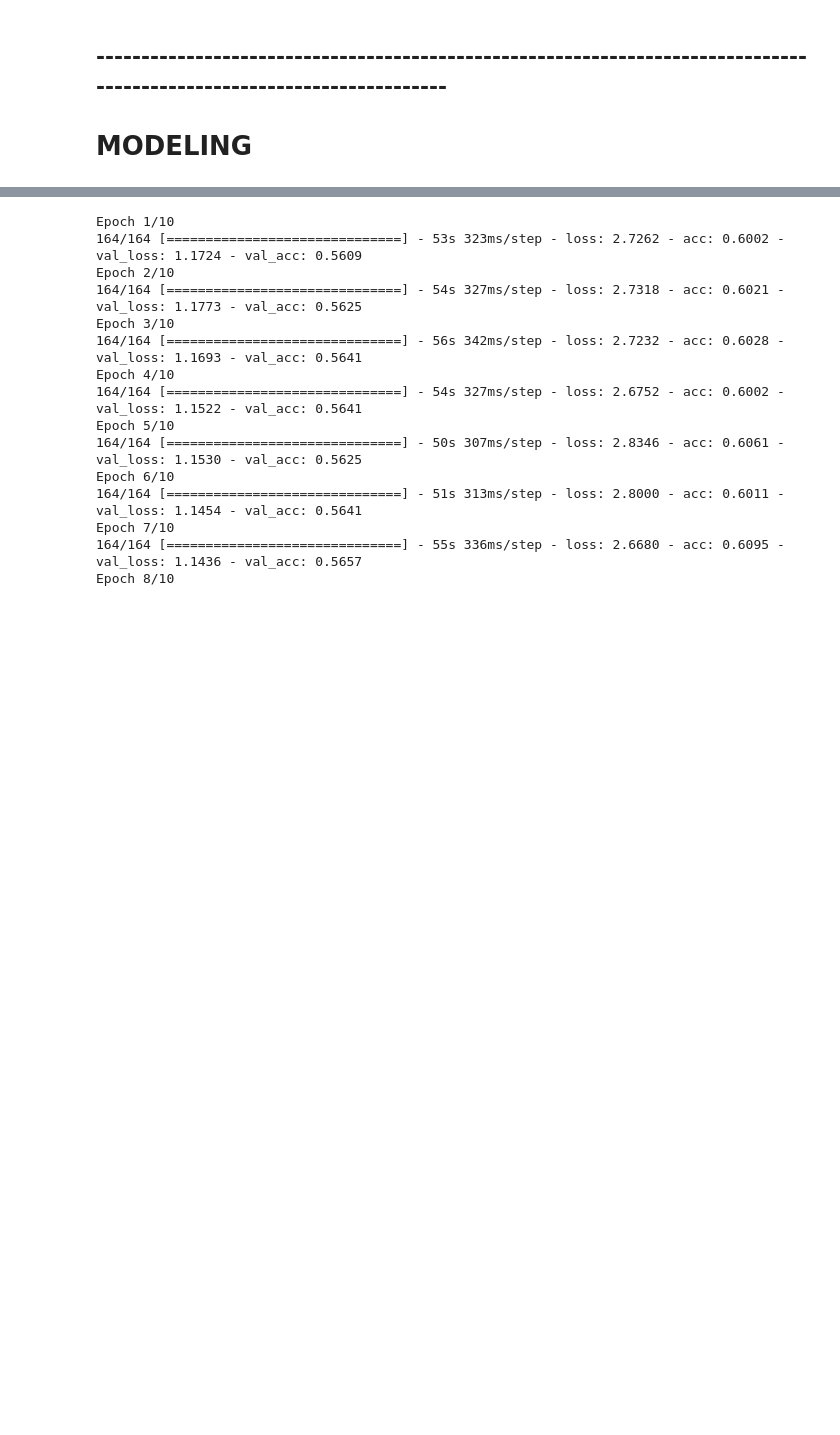
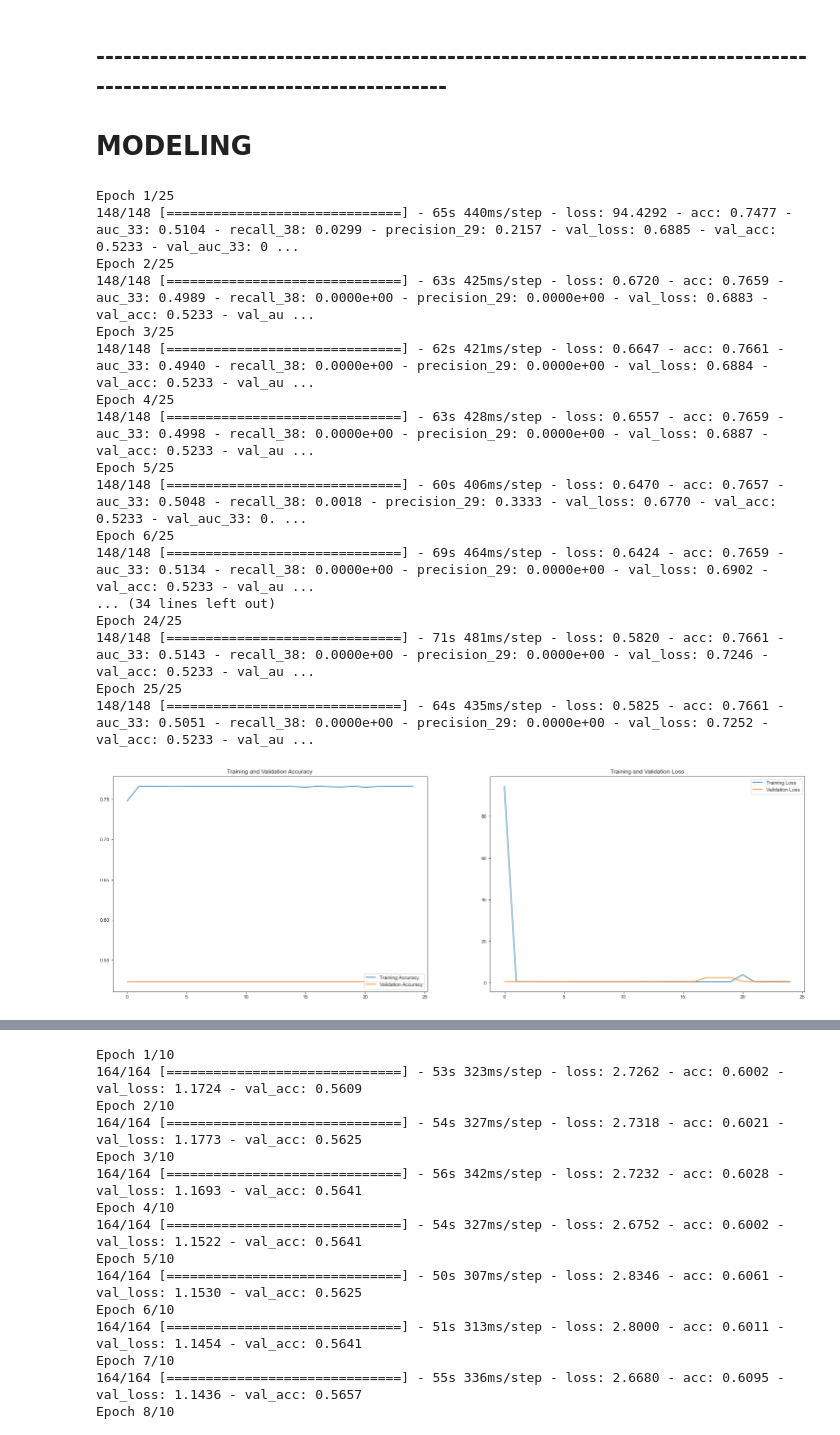
Before and after one commit to ChristosMaglaras/Image-Classification-Chest-X-Ray-analysis-to-predict-presence-of-Lung-Pathologies, a Jupyter notebook: Final Notebook.ipynb, the cells around one changed output, grey strips where cells are left out. Cells and saved outputs as stored; diff of their text form; code cells hidden in the pictures; blank space fills up the shorter version.

Commit message:
finished graphs and models

```diff
--- a/Final Notebook.ipynb
+++ b/Final Notebook.ipynb
@@ -202,3 +203,7 @@ Found 624 images belonging to 2 classes.
 # %% [markdown]
 ## ----------------------------------------------------------------------------------------------------------------------
 # MODELING
+# %%
+auc  = AUC()
+rec  = Recall()
+prec = Precision()
@@ -204,0 +233,51 @@ Found 624 images belonging to 2 classes.
+# %%
+def layers1_model(activation = 'relu', last_activation = 'sigmoid', compiler = 'SGD', epochs = 25, batch_size = 64):
+    model=tf.keras.Sequential([
+        tf.keras.layers.Conv2D(32,(3,3), input_shape = (96,96,3), activation = 'relu'),
+        tf.keras.layers.MaxPooling2D(2,2),
+        tf.keras.layers.Flatten(),
+        tf.keras.layers.Dense(256,activation = 'relu'),
+        tf.keras.layers.Dense(1,activation   = 'sigmoid')
+    ])
+
+    model.compile(optimizer = tf.keras.optimizers.SGD(lr       = 0.001,
+                                                      momentum = 0.01,
+                                                      nesterov = True),
+                  loss    = 'binary_crossentropy',
+                  metrics = (['acc'], [auc], [rec], [prec]))
+
+
+
+    with tf.device('/device:GPU:0'):
+        history = model.fit(train_generator,
+                            validation_data = val_generator,
+                            epochs = epochs,
+                            batch_size = batch_size,
+                            verbose = 1)
+
+    plotter(history, epochs)
+# %%
+# Lets begin with this structure
+# > best score     : N/A
+# > previous score : N/A
+# > new score      : loss: 0.5825 - acc: 0.7661 - auc_33: 0.5051 - recall_38: 0.0000e+00 - precision_29: 0.0000e+00 - val_loss: 0.7252 - val_acc: 0.5233 - val_auc_33: 0.5074 - val_recall_38: 0.0000e+00 - val_precision_29: 0.0000e+00
+layers1_model()
+# %% [output]
+Epoch 1/25
+148/148 [==============================] - 65s 440ms/step - loss: 94.4292 - acc: 0.7477 - auc_33: 0.5104 - recall_38: 0.0299 - precision_29: 0.2157 - val_loss: 0.6885 - val_acc: 0.5233 - val_auc_33: 0 ...
+Epoch 2/25
+148/148 [==============================] - 63s 425ms/step - loss: 0.6720 - acc: 0.7659 - auc_33: 0.4989 - recall_38: 0.0000e+00 - precision_29: 0.0000e+00 - val_loss: 0.6883 - val_acc: 0.5233 - val_au ...
+Epoch 3/25
+148/148 [==============================] - 62s 421ms/step - loss: 0.6647 - acc: 0.7661 - auc_33: 0.4940 - recall_38: 0.0000e+00 - precision_29: 0.0000e+00 - val_loss: 0.6884 - val_acc: 0.5233 - val_au ...
+Epoch 4/25
+148/148 [==============================] - 63s 428ms/step - loss: 0.6557 - acc: 0.7659 - auc_33: 0.4998 - recall_38: 0.0000e+00 - precision_29: 0.0000e+00 - val_loss: 0.6887 - val_acc: 0.5233 - val_au ...
+Epoch 5/25
+148/148 [==============================] - 60s 406ms/step - loss: 0.6470 - acc: 0.7657 - auc_33: 0.5048 - recall_38: 0.0018 - precision_29: 0.3333 - val_loss: 0.6770 - val_acc: 0.5233 - val_auc_33: 0. ...
+Epoch 6/25
+148/148 [==============================] - 69s 464ms/step - loss: 0.6424 - acc: 0.7659 - auc_33: 0.5134 - recall_38: 0.0000e+00 - precision_29: 0.0000e+00 - val_loss: 0.6902 - val_acc: 0.5233 - val_au ...
+... (34 lines left out)
+Epoch 24/25
+148/148 [==============================] - 71s 481ms/step - loss: 0.5820 - acc: 0.7661 - auc_33: 0.5143 - recall_38: 0.0000e+00 - precision_29: 0.0000e+00 - val_loss: 0.7246 - val_acc: 0.5233 - val_au ...
+Epoch 25/25
+148/148 [==============================] - 64s 435ms/step - loss: 0.5825 - acc: 0.7661 - auc_33: 0.5051 - recall_38: 0.0000e+00 - precision_29: 0.0000e+00 - val_loss: 0.7252 - val_acc: 0.5233 - val_au ...
+[figure, added]
```
Also changed, not shown: parts of 23 cells of this notebook.
